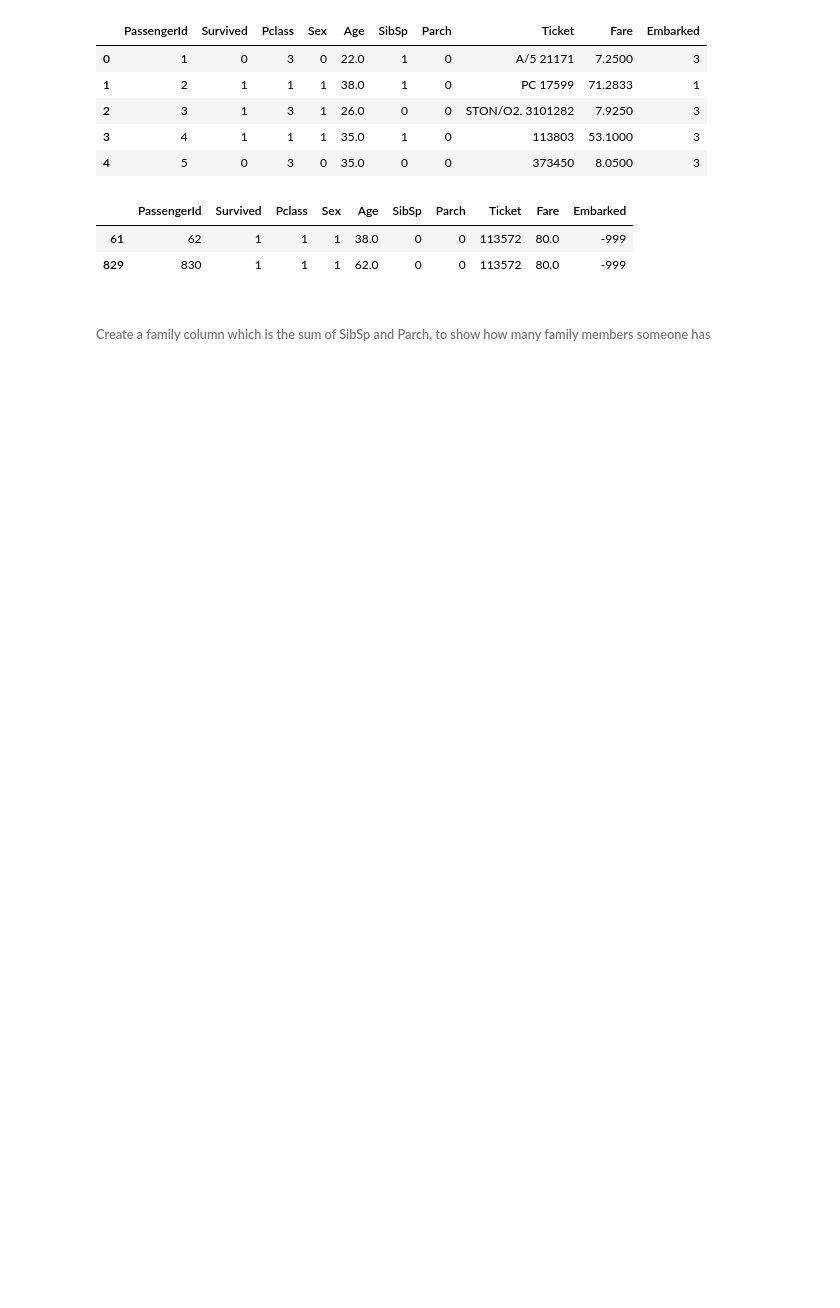
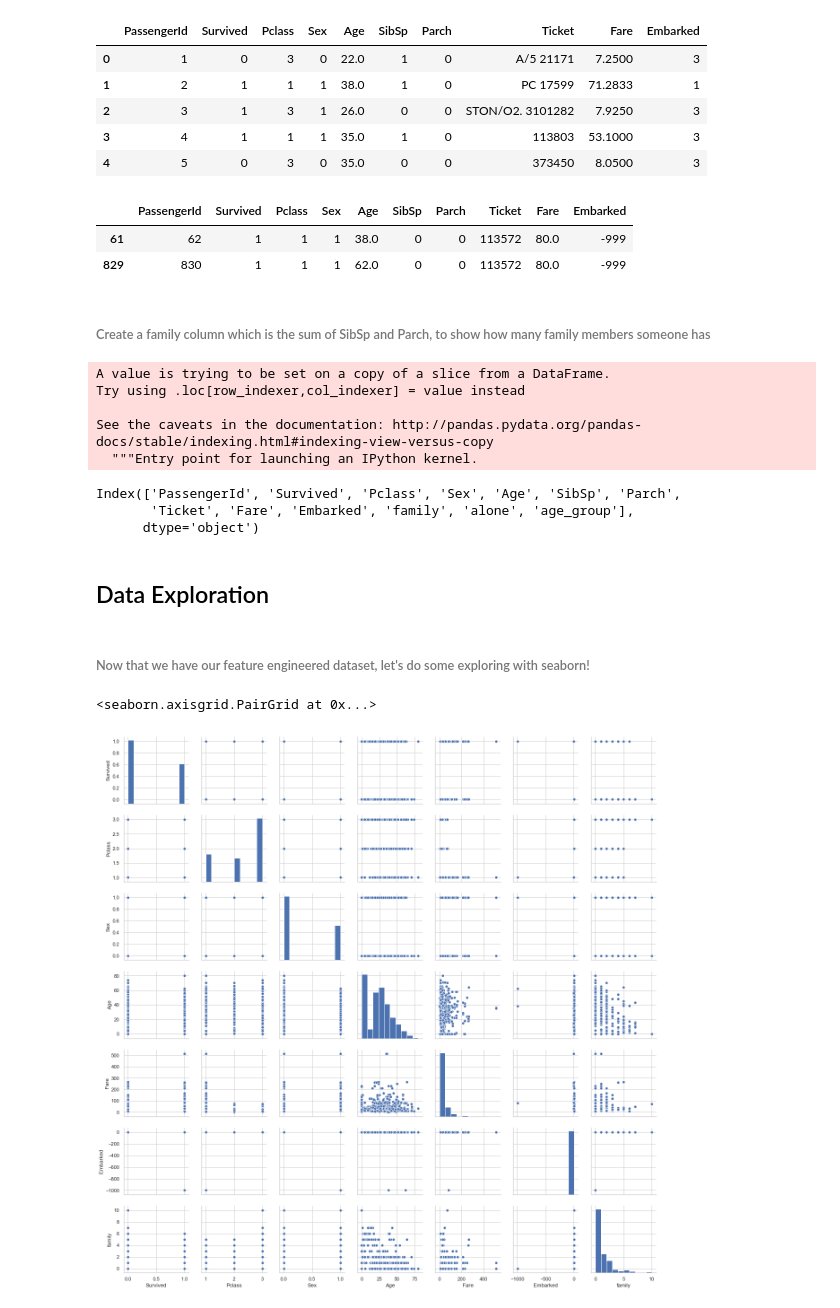
Before and after one commit to Aaraeus/kaggle-titanic, a Jupyter notebook: titanic_model_jupyter_notebook.ipynb, the cells around one changed output. Saved outputs shown, nothing was run; the diff lists cells and outputs as text; code cells hidden in the pictures; blank space fills up the shorter version.

```diff
--- a/titanic_model_jupyter_notebook.ipynb
+++ b/titanic_model_jupyter_notebook.ipynb
@@ -166,4 +176,34 @@ df_base.loc[df_base['Embarked'] == -999]
 # %% [markdown]
 ###### Create a family column which is the sum of SibSp and Parch, to show how many family members someone has
 # %%
-df_base['family'] = df_base['SibSp']
+df_base['family'] = df_base['SibSp'] + df_base['Parch']
+# %% [output]
+A value is trying to be set on a copy of a slice from a DataFrame.
+Try using .loc[row_indexer,col_indexer] = value instead
+
+See the caveats in the documentation: http://pandas.pydata.org/pandas-docs/stable/indexing.html#indexing-view-versus-copy
+  """Entry point for launching an IPython kernel.
+# %%
+df_base['alone'] = np.where(df_base['family'] == 0,1,0)
+# %%
+# 0 is no age found - 1 is child - 2 is adult.
+df_base['age_group'] = pd.cut(df_base['Age'], [-1, 0, 18,100], labels=[0, 1, 2])
+# %%
+df_base.head(n=5)
+
+df_base.columns
+# %% [output]
+Index(['PassengerId', 'Survived', 'Pclass', 'Sex', 'Age', 'SibSp', 'Parch',
+       'Ticket', 'Fare', 'Embarked', 'family', 'alone', 'age_group'],
+      dtype='object')
+# %% [markdown]
+## Data Exploration
+# %% [markdown]
+###### Now that we have our feature engineered dataset, let's do some exploring with seaborn!
+# %%
+# Correlation graphs for all stats by Survived
+col = ['Survived', 'Pclass', 'Sex', 'Age', 'Fare', 'Embarked', 'family']
+sns.pairplot(df_base.loc[:, col].dropna())
+# %% [output]
+<seaborn.axisgrid.PairGrid at 0x...>
+[figure, added]
```
Also changed, not shown: parts of 22 cells of this notebook.
